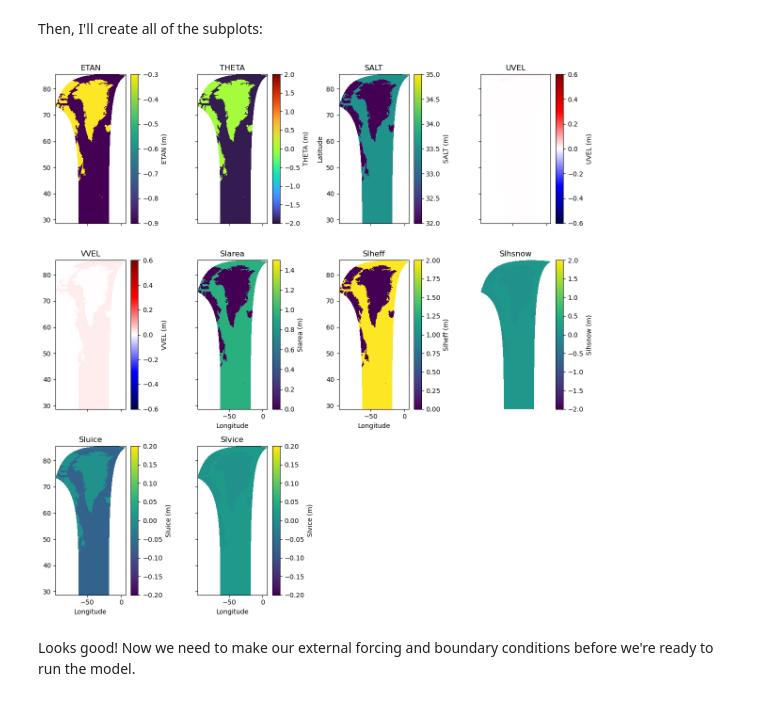
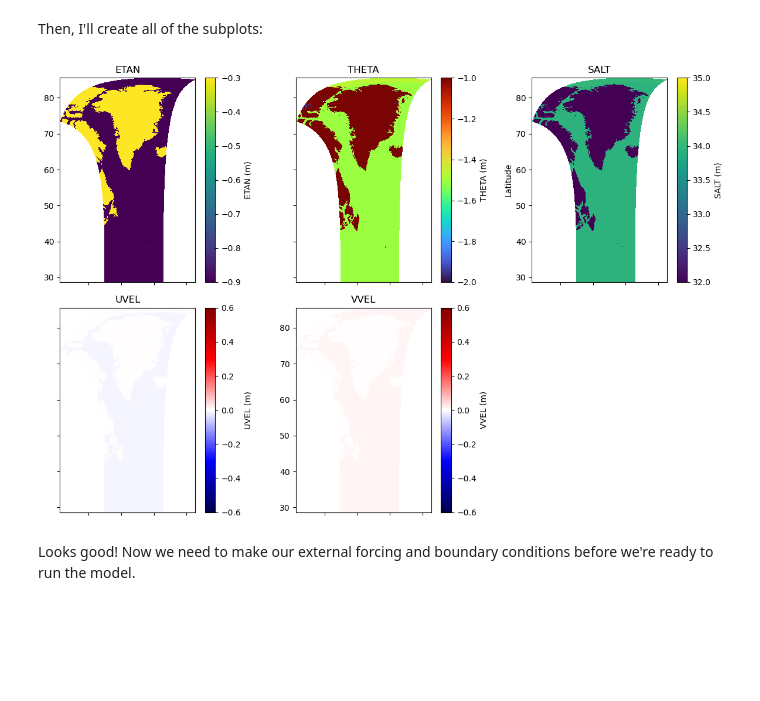
Before and after one commit to EddieNguyen2012/IcebergModeling, a Jupyter notebook: Notebooks/Creating Initial Conditions.ipynb, the cells around one changed output. Saved outputs shown, nothing was run; the diff lists cells and outputs as text; code cells hidden in the pictures; blank space fills up the shorter version.

```diff
--- a/Notebooks/Creating Initial Conditions.ipynb
+++ b/Notebooks/Creating Initial Conditions.ipynb
@@ -218,16 +202,16 @@ init_grids = []
 # loop through each variable to read in the grid
 for variable_name in variable_names:
 
-    if 'VEL' in variable_name:
+    if variable_name == 'ETAN':
+        ds = nc4.Dataset(os.path.join(data_folder,file_prefix_dict[variable_name]))
+        grid = ds.variables[variable_name][:,:,:,:]
+        ds.close()
+    elif 'VEL' in variable_name:
         ds = nc4.Dataset(os.path.join(data_folder,'UVELMASS_1992.nc'))
         u_grid = ds.variables['UVELMASS'][:,:,:,:,:]
         ds.close()
         ds = nc4.Dataset(os.path.join(data_folder,'VVELMASS_1992.nc'))
         v_grid = ds.variables['VVELMASS'][:,:,:,:,:]
-        ds.close()
-    elif variable_name in ['ETAN', 'SIarea', 'SIheff', 'SIhsnow', 'SIuice', 'SIvice']:
-        ds = nc4.Dataset(os.path.join(data_folder,file_prefix_dict[variable_name]))
-        grid = ds.variables[variable_name][:,:,:,:]
         ds.close()
     else:
         ds = nc4.Dataset(os.path.join(data_folder,file_prefix_dict[variable_name]))
@@ -236,7 +220,7 @@ for variable_name in variable_names:
 
     # create a grid of zeros to fill in
     N = np.shape(grid)[-1]*np.shape(grid)[-2]
-    if variable_name in ['ETAN', 'SIarea', 'SIheff', 'SIhsnow', 'SIuice', 'SIvice']:
+    if variable_name == 'ETAN':
         init_grid = np.zeros((1, N*len(tile_list)))
     else:
         init_grid = np.zeros((np.size(ecco_RF_tiles[1]), N*len(tile_list)))
@@ -244,7 +228,7 @@ for variable_name in variable_names:
     # loop through the tiles
     points_counted = 0
     for tile_number in tile_list:
-        if variable_name in ['ETAN', 'SIarea', 'SIheff', 'SIhsnow', 'SIuice', 'SIvice']:
+        if variable_name == 'ETAN':
             init_grid[0,points_counted:points_counted+N] = \
                  grid[0, tile_number-1, :, :].ravel()
         elif 'VEL' in variable_name: # when using velocity, need to consider the tile rotations
@@ -299,7 +283,7 @@ for variable_name, init_grid in zip(variable_names, init_grids):
     # uncomment to use
     print('    - Interpolating the '+variable_name+' grid')
 
-    if variable_name in ['ETAN', 'SIarea', 'SIheff', 'SIhsnow', 'SIuice', 'SIvice']:
+    if variable_name == 'ETAN':
         model_mask = mask[:1,:,:]
     else:
         model_mask = mask
@@ -323,57 +307,51 @@ for variable_name, init_grid in zip(variable_names, init_grids):
 Now that the fields have been generated, I will plot them to ensure they look as expected. First, I'll generate some metadata for each one:
 # %%
 meta_dict = {'ETAN':[-0.9, -0.3, 'viridis', 'm'],
-            'THETA':[-2, 2, 'turbo', 'm'],
+            'THETA':[-2, -1, 'turbo', 'm'],
             'SALT':[32, 35, 'viridis', 'm'],
             'UVEL':[-0.6, 0.6, 'seismic', 'm'],
-            'VVEL':[-0.6, 0.6, 'seismic', 'm'],
-            'SIarea':[0, 1.5, 'viridis', 'm'],
-            'SIheff':[0, 2, 'viridis', 'm'],
-            'SIhsnow':[-2, 2, 'viridis', 'm'],
-            'SIuice':[-0.2, 0.2, 'viridis', 'm'],
-            'SIvice':[-0.2, 0.2, 'viridis', 'm']
-             }
+            'VVEL':[-0.6, 0.6, 'seismic', 'm']}
 # %% [markdown]
 Then, I'll create all of the subplots:
 # %%
-fig = plt.figure(figsize=(12,12))
+fig = plt.figure(figsize=(12,8))
 
 
 for i in range(len(variable_names)):
     variable_name = variable_names[i]
 
     SEA_init_grid = np.fromfile(os.path.join(input_dir,variable_name+'_IC.bin'),'>f4')
 
-    if variable_name in ['ETAN', 'SIarea', 'SIheff', 'SIhsnow', 'SIuice', 'SIvice']:
+    if variable_name == 'ETAN':
         SEA_init_grid = SEA_init_grid.reshape((np.shape(XC)[0], np.shape(XC)[1]))
     else:
         SEA_init_grid = SEA_init_grid.reshape((np.shape(delR)[0],np.shape(XC)[0], np.shape(XC)[1]))
-        SEA_init_grid = SEA_init_grid[0, :, :] # choose just the surface for plotting
+        SEA_init_grid = SEA_init_grid[10, :, :] # choose just the surface for plotting
 
-    plt.subplot(3,4,i+1)
+    plt.subplot(2,3,i+1)
     C = plt.pcolormesh(XC, YC, SEA_init_grid,
                        vmin=meta_dict[variable_names[i]][0],
                        vmax=meta_dict[variable_names[i]][1],
                        cmap=meta_dict[variable_names[i]][2])
     plt.colorbar(C, label=variable_names[i]+' ('+meta_dict[variable_names[i]][3]+')',fraction=0.26)
 
     if i<5:
         plt.gca().set_xticklabels([])
     else:
         plt.gca().set_xlabel('Longitude')
     if i%2==1:
         plt.gca().set_yticklabels([])
     if i==7:
         plt.gca().axis('off')
     if i==2:
         plt.gca().set_ylabel('Latitude')
     plt.title(variable_name)
 
 plt.tight_layout()
 
 plt.show()
 # %% [output]
-[figure, old version]
+[figure, new version]
 # %% [markdown]
 Looks good! Now we need to make our external forcing and boundary conditions before we're ready to run the model.
 # %% [markdown]
```
Also changed, not shown: parts of 2 cells of this notebook, 9 other files.
